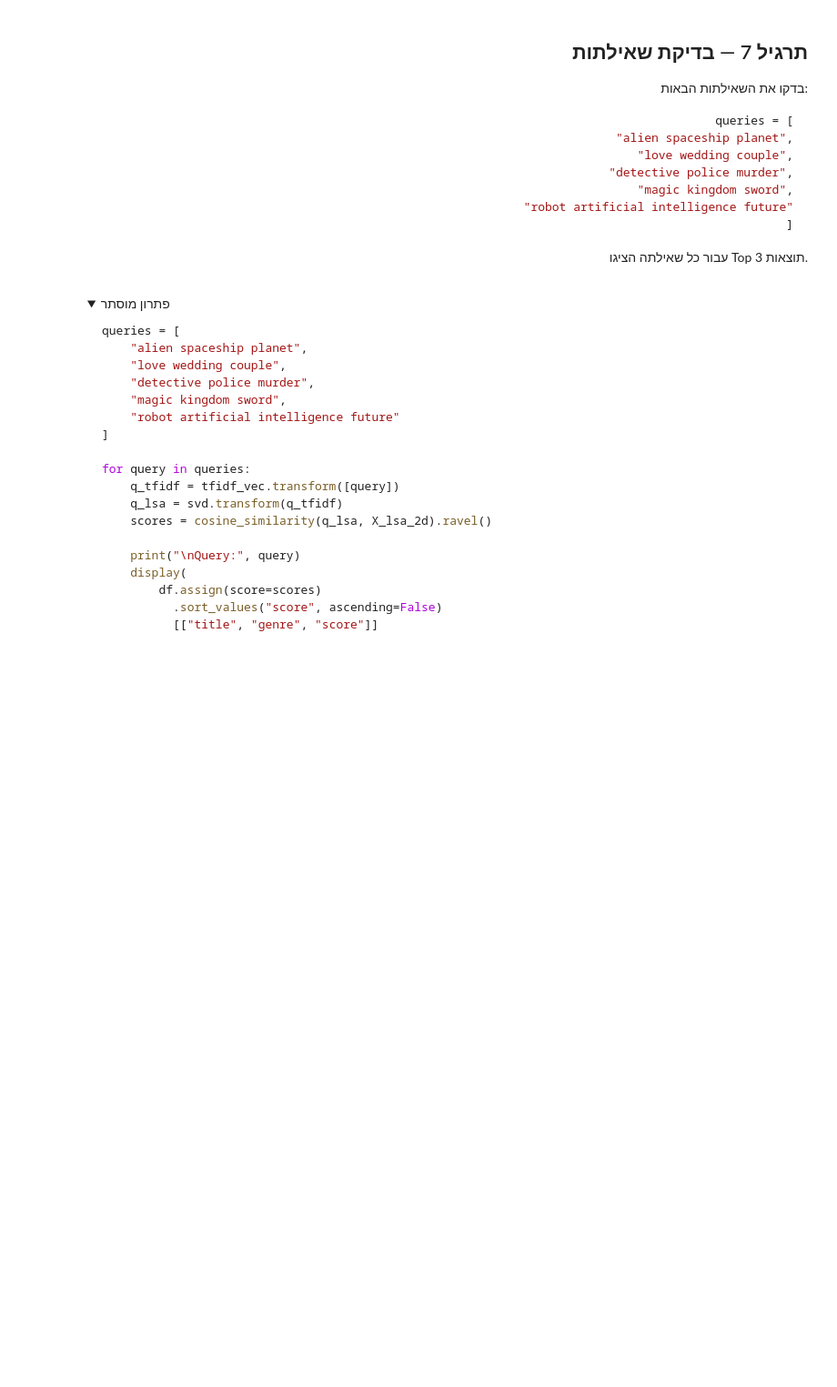
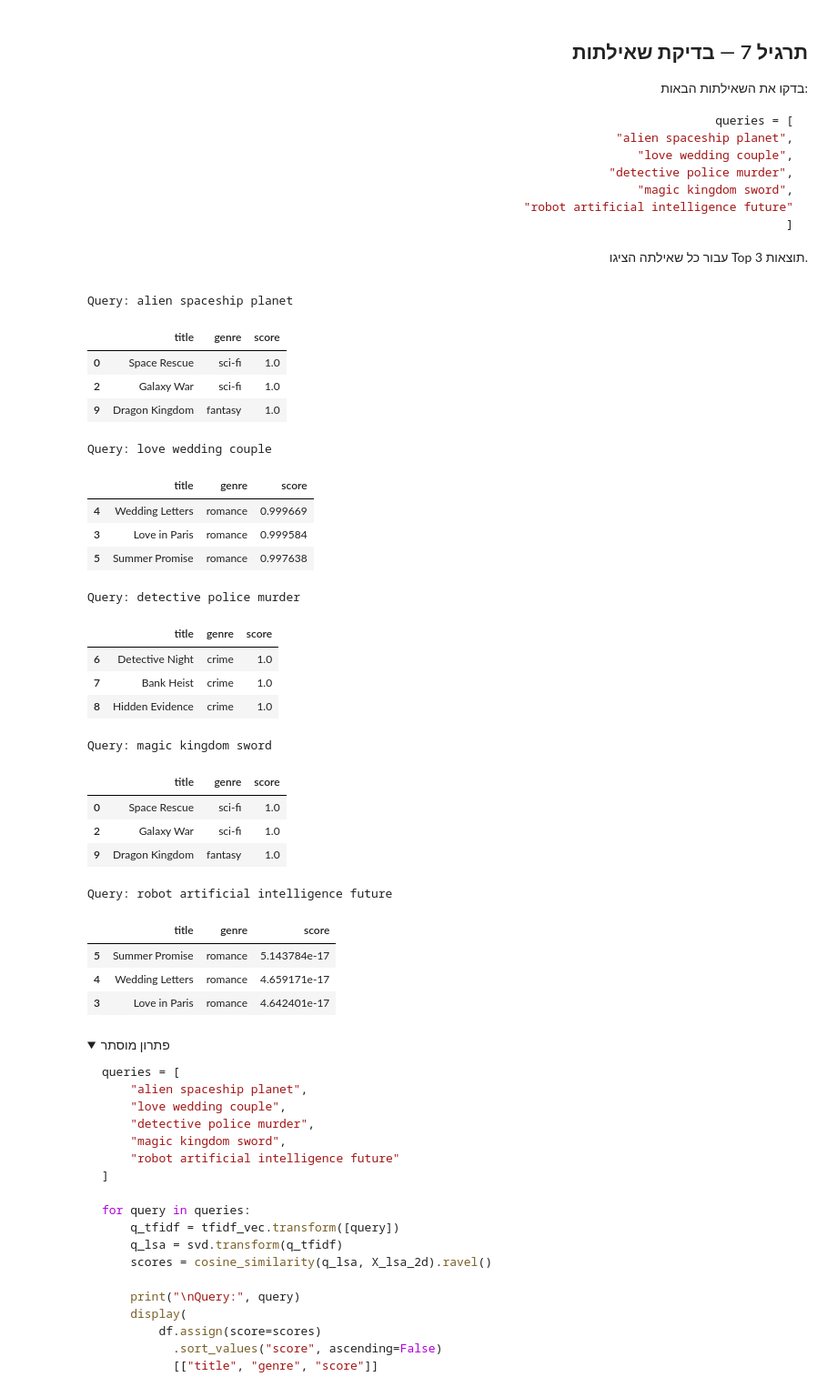
Before and after one commit to yahavLer/python-ai-engineer, a Jupyter notebook: tirgul/class9.ipynb, the cells around one changed output. Shown at 91% size. Drawn from its saved outputs; the diff is of its cells as text; code cells hidden in the pictures; folded sections open; blank space fills up the shorter version.

```diff
--- a/tirgul/class9.ipynb
+++ b/tirgul/class9.ipynb
@@ -665,14 +689,51 @@ queries = [
 # %%
 # TODO:
 queries = [
     "alien spaceship planet",
     "love wedding couple",
     "detective police murder",
     "magic kingdom sword",
     "robot artificial intelligence future"
 ]
-# for query in queries:
-#     ...
+
+for query in queries:
+    q_tfidf = tfidf_vec.transform([query])
+    q_lsa = svd.transform(q_tfidf)
+    scores = cosine_similarity(q_lsa, X_lsa_2d).ravel()
+
+    print("\nQuery:", query)
+    display(
+        df.assign(score=scores)
+          .sort_values("score", ascending=False)
+          [["title", "genre", "score"]]
+          .head(3)
+    )
+# %% [output]
+Query: alien spaceship planet
+|  | title | genre | score |
+| 0 | Space Rescue | sci-fi | 1.0 |
+| 2 | Galaxy War | sci-fi | 1.0 |
+| 9 | Dragon Kingdom | fantasy | 1.0 |
+Query: love wedding couple
+|  | title | genre | score |
+| 4 | Wedding Letters | romance | 0.999669 |
+| 3 | Love in Paris | romance | 0.999584 |
+| 5 | Summer Promise | romance | 0.997638 |
+Query: detective police murder
+|  | title | genre | score |
+| 6 | Detective Night | crime | 1.0 |
+| 7 | Bank Heist | crime | 1.0 |
+| 8 | Hidden Evidence | crime | 1.0 |
+Query: magic kingdom sword
+|  | title | genre | score |
+| 0 | Space Rescue | sci-fi | 1.0 |
+| 2 | Galaxy War | sci-fi | 1.0 |
+| 9 | Dragon Kingdom | fantasy | 1.0 |
+Query: robot artificial intelligence future
+|  | title | genre | score |
+| 5 | Summer Promise | romance | 5.143784e-17 |
+| 4 | Wedding Letters | romance | 4.659171e-17 |
+| 3 | Love in Paris | romance | 4.642401e-17 |
 # %% [markdown]
 <details dir="rtl">
 <summary>פתרון מוסתר</summary>
```
Also changed, not shown: parts of 11 cells of this notebook.
